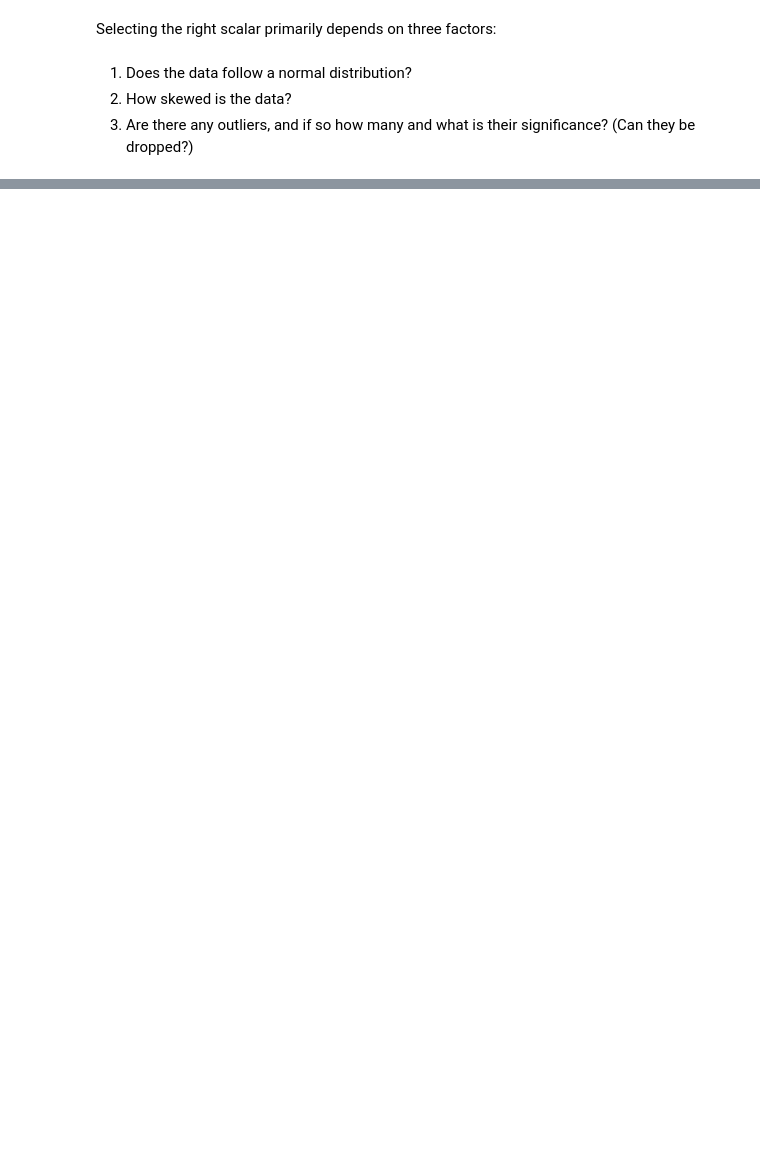
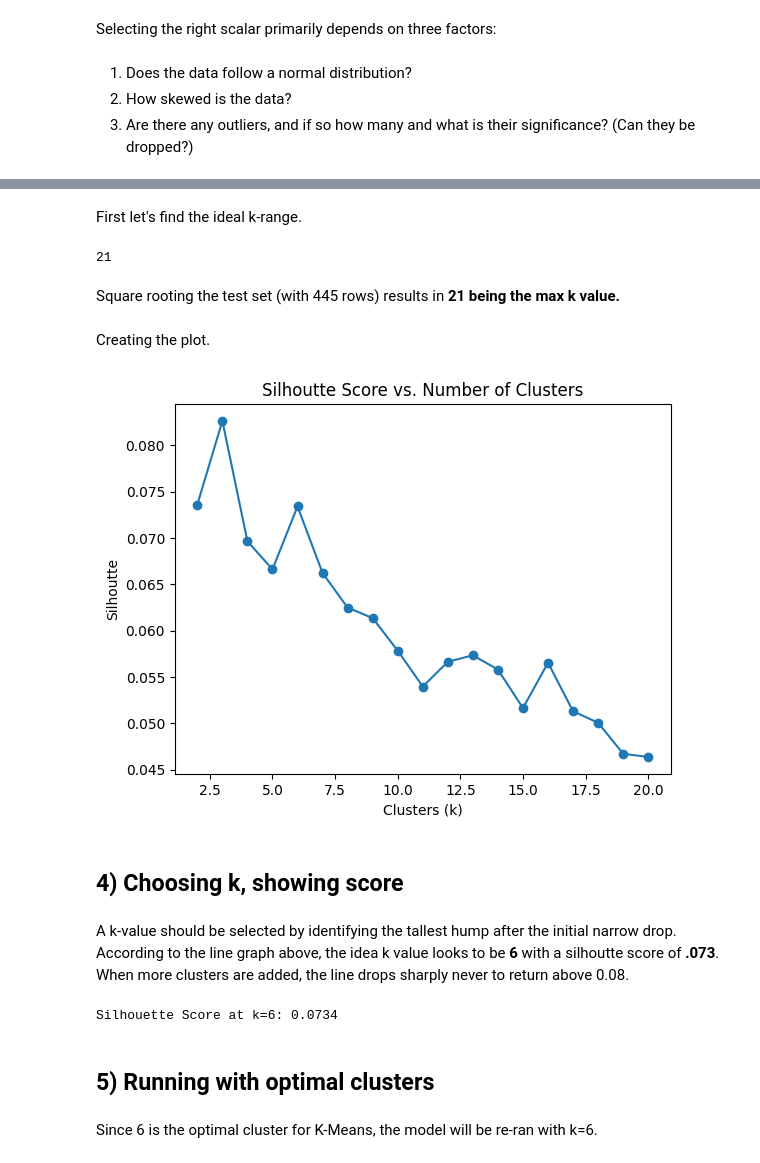
Before and after one commit to jsbwxyz/DSC630, a Jupyter notebook: Week4/JeremyBarton-Assignment4.ipynb, the cells around one changed output, grey strips where cells are left out. Drawn from its saved outputs; the diff is of its cells as text; code cells hidden in the pictures; blank space fills up the shorter version.

```diff
--- a/Week4/JeremyBarton-Assignment4.ipynb
+++ b/Week4/JeremyBarton-Assignment4.ipynb
@@ -64,0 +94,42 @@ pd.DataFrame(X_train_scaled, columns=X_train.columns).describe().loc[["min", "ma
+# %% [markdown]
+First let's find the ideal k-range.
+# %%
+print(int(np.sqrt(len(X_test_scaled))))
+# %% [output]
+21
+# %% [markdown]
+Square rooting the test set (with 445 rows) results in <b>21 being the max k value.</b>
+# %%
+k_range = range(2, 21)
+scores = []
+
+# Iterate through k_range, applying KMeans
+#   to each of the 21 observations
+for k in k_range:
+    km = KMeans(n_clusters=k, random_state=42)
+    # predit labels with .fit_predit on the scaled trianing data
+    labels = km.fit_predict(X_train_scaled)
+    # add the results to the "score"
+    scores.append(silhouette_score(X_train_scaled, labels))
+# %% [markdown]
+Creating the plot.
+# %%
+plt.plot(k_range, scores, marker='o')
+plt.xlabel("Clusters (k)")
+plt.ylabel("Silhoutte")
+plt.title("Silhoutte Score vs. Number of Clusters")
+plt.show()
+# %% [output]
+[figure, added]
+# %% [markdown]
+## 4) Choosing k, showing score
+# %% [markdown]
+A k-value should be selected by identifying the tallest hump after the initial narrow drop. According to the line graph above, the idea k value looks to be <b>6</b> with a silhoutte score of <b>.073</b>. When more clusters are added, the line drops sharply never to return above 0.08.
+# %%
+print(f"Silhouette Score at k=6: {scores[4]:.4f}") # Using 4 because k starts at 2
+# %% [output]
+Silhouette Score at k=6: 0.0734
+# %% [markdown]
+## 5) Running with optimal clusters
+# %% [markdown]
+Since 6 is the optimal cluster for K-Means, the model will be re-ran with k=6.
```
Also changed, not shown: parts of 39 cells of this notebook, 2 other files.
